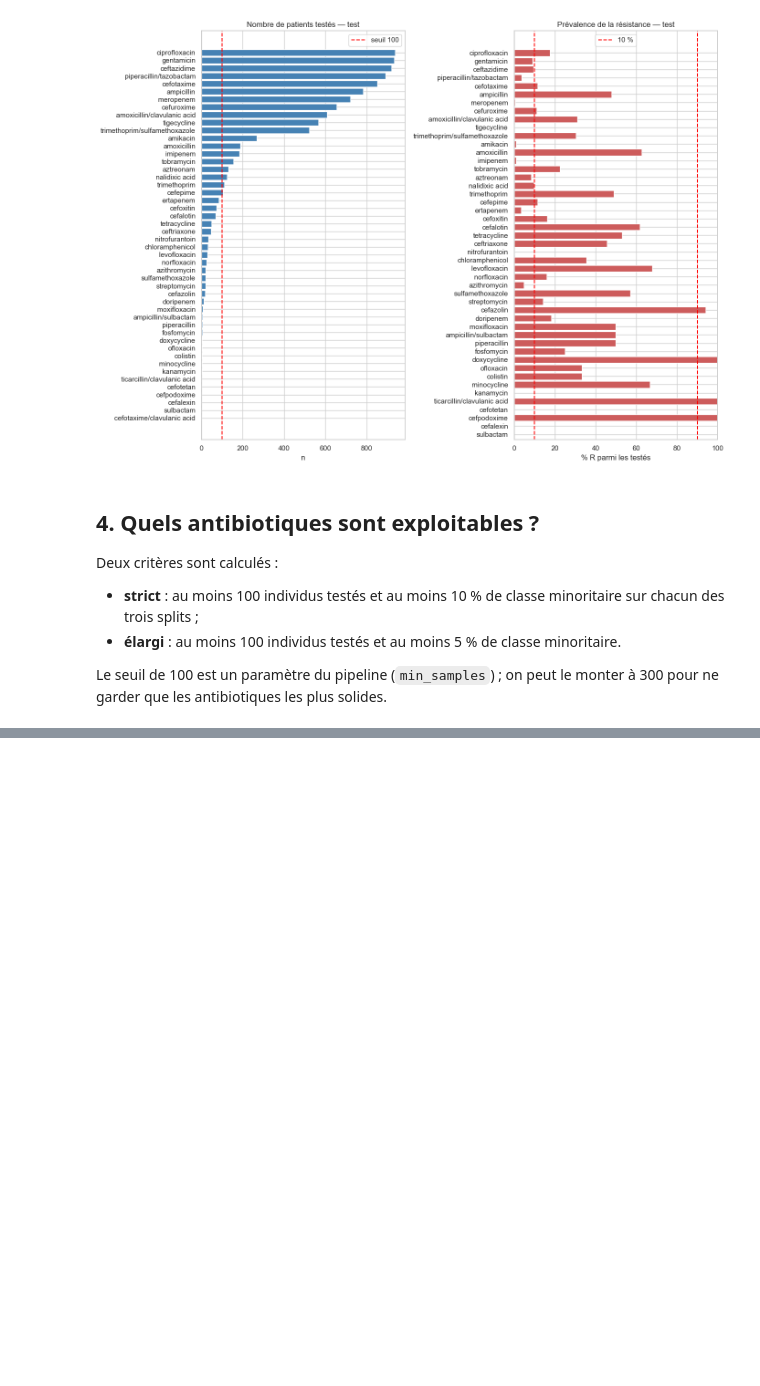
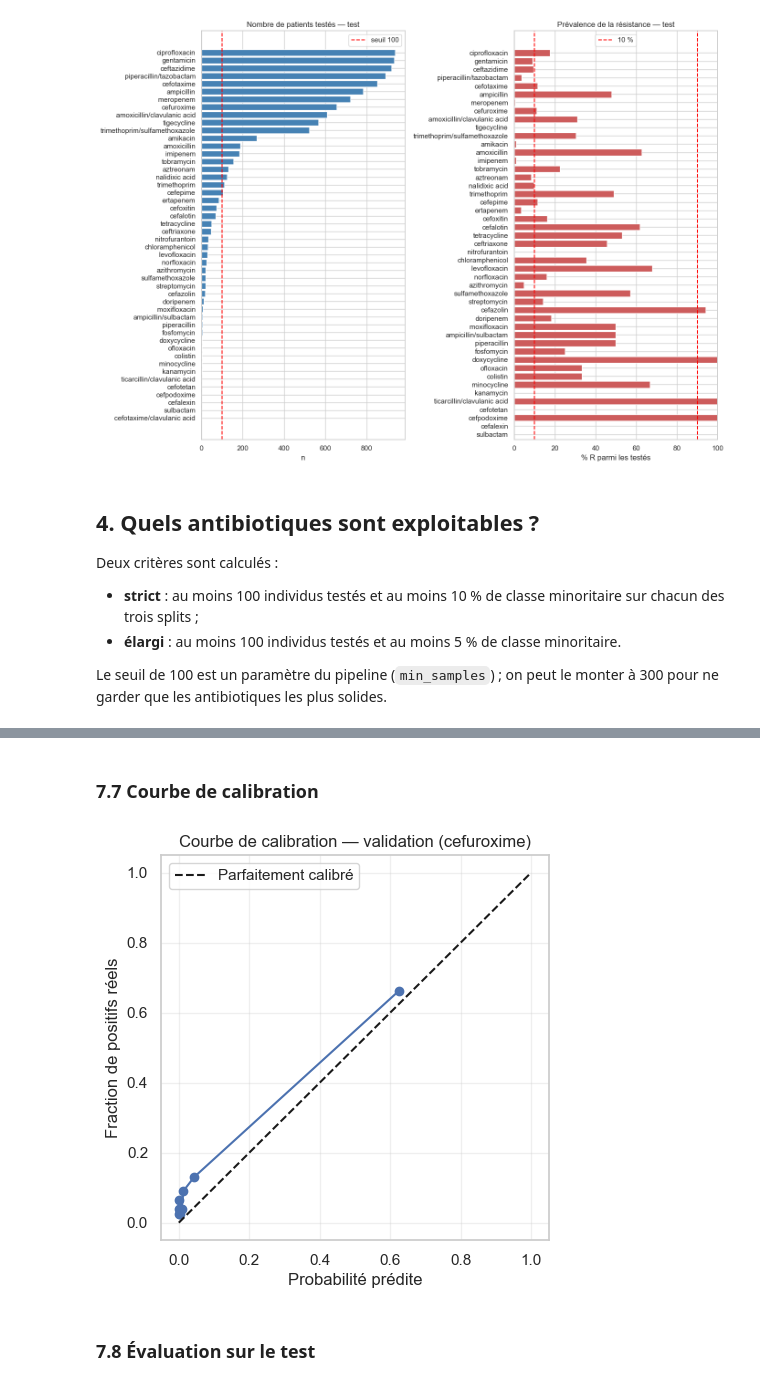
Before and after one commit to HinBenjamin/Projet_ML_and_DL, a Jupyter notebook: notebooks/all_antibiotic.ipynb, the cells around one changed output, grey strips where cells are left out. Cells and saved outputs as stored; diff of their text form; code cells hidden in the pictures; blank space fills up the shorter version.

```diff
--- a/notebooks/all_antibiotic.ipynb
+++ b/notebooks/all_antibiotic.ipynb
@@ -463,0 +642,20 @@ Résistants réels   : 165
+# %% [markdown]
+### 7.7 Courbe de calibration
+# %%
+fig, ax = plt.subplots(figsize=(5, 5))
+
+prob_true, prob_pred = calibration_curve(
+    y_val, proba_val_xgb, n_bins=10, strategy="quantile"
+)
+ax.plot(prob_pred, prob_true, "o-")
+ax.plot([0, 1], [0, 1], "k--", label="Parfaitement calibré")
+ax.set_xlabel("Probabilité prédite")
+ax.set_ylabel("Fraction de positifs réels")
+ax.set_title(f"Courbe de calibration — validation ({ATB})")
+ax.legend()
+ax.grid(alpha=0.3)
+plt.show()
+# %% [output]
+[figure, added]
+# %% [markdown]
+### 7.8 Évaluation sur le test
```
Also changed, not shown: parts of 66 cells of this notebook, 58 other files.
